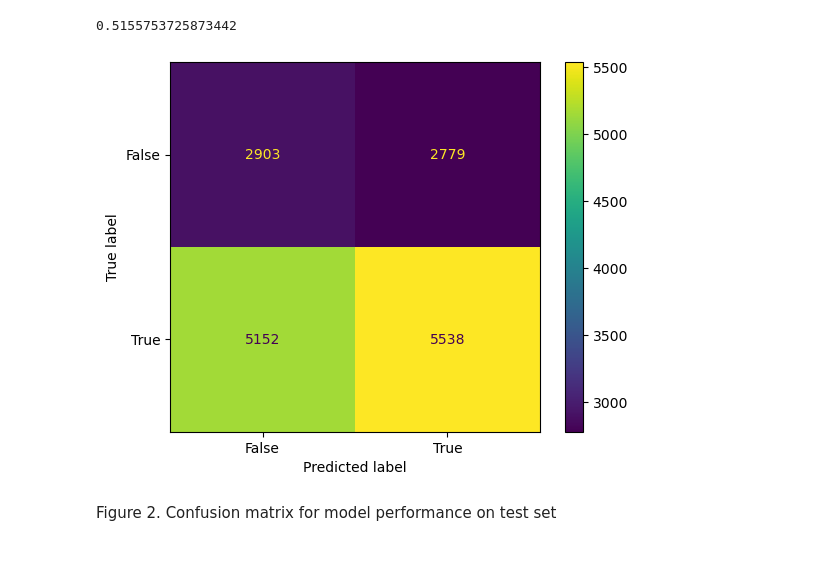
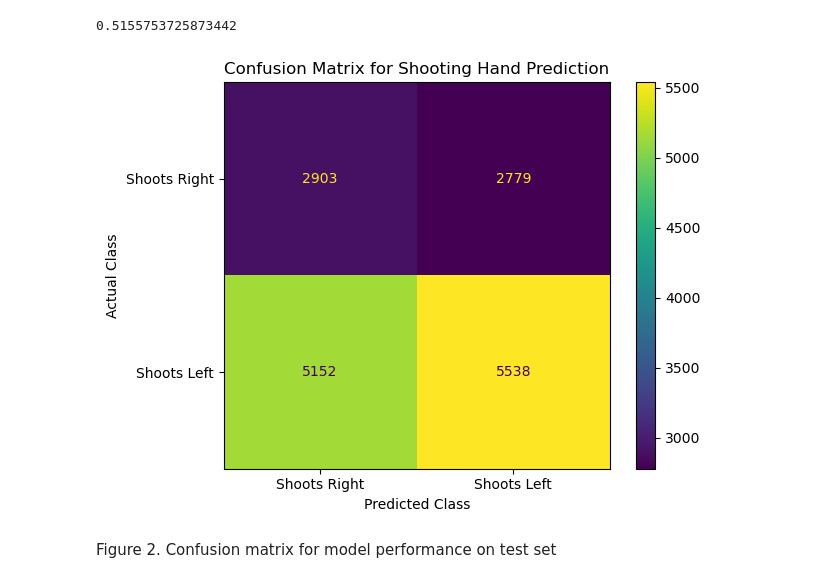
Before and after one commit to UBC-MDS/522_group_27, a Jupyter notebook: analysis.ipynb, the cells around one changed output. Drawn from its saved outputs; the diff is of its cells as text; code cells hidden in the pictures; blank space fills up the shorter version.

Commit message:
added title to charts

```diff
--- a/analysis.ipynb
+++ b/analysis.ipynb
@@ -129,13 +151,25 @@ logreg.score(X_test, y_test)
 # %%
 # Display confusion matrix for model performance on test set
 cm = ConfusionMatrixDisplay.from_estimator(
     logreg,
     X_test,
     y_test,
     values_format="d",
 )
+
+# Modify tick labels
+cm.ax_.set_xticklabels(["Shoots Right", "Shoots Left"])
+cm.ax_.set_yticklabels(["Shoots Right", "Shoots Left"])
+
+# Add a title and axis labels
+cm.ax_.set_title("Confusion Matrix for Shooting Hand Prediction")
+cm.ax_.set_xlabel("Predicted Class")
+cm.ax_.set_ylabel("Actual Class")
+
+# Display the plot
+cm.figure_.tight_layout()
 # %% [output]
-[figure, old version]
+[figure, new version]
 # %% [markdown]
 Figure 2. Confusion matrix for model performance on test set
 # %% [markdown]
```
Also changed, not shown: parts of 1 cell of this notebook.
